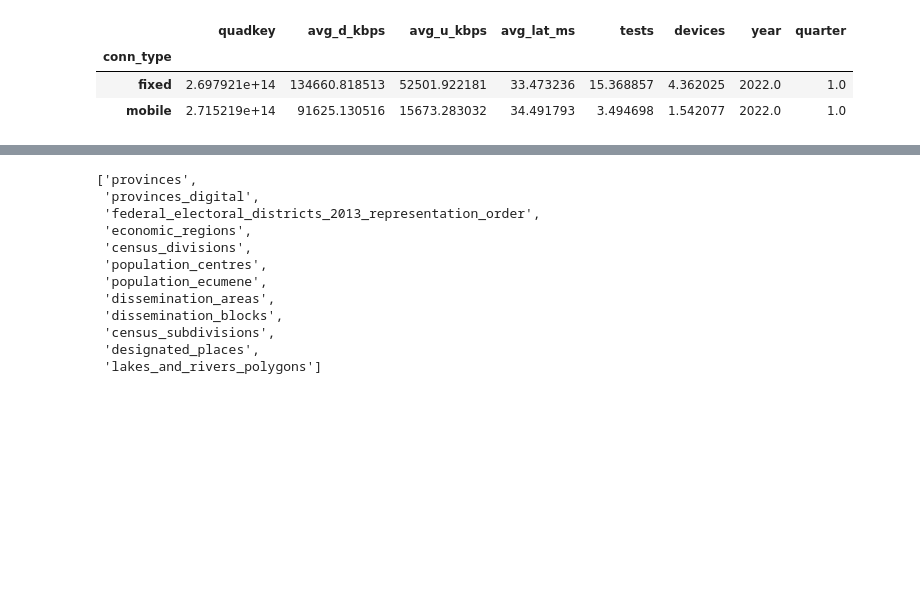
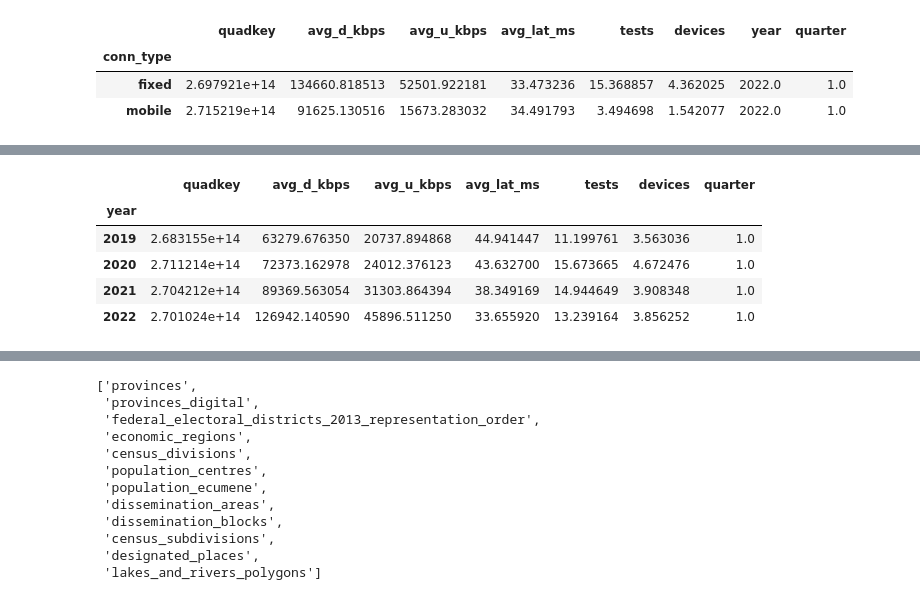
Before and after one commit to cybera/ookla-statcan-t1, a Jupyter notebook: notebooks/Feifeiworking.ipynb, the cells around one changed output, grey strips where cells are left out. Cells and saved outputs as stored; diff of their text form; code cells hidden in the pictures; blank space fills up the shorter version.

```diff
--- a/notebooks/Feifeiworking.ipynb
+++ b/notebooks/Feifeiworking.ipynb
@@ -33,0 +50,9 @@ TypeError: float() argument must be a string or a real number, not 'Polygon'
+# %%
+speed_year.head()
+# %% [output]
+|  | quadkey | avg_d_kbps | avg_u_kbps | avg_lat_ms | tests | devices | quarter |
+| year |  |  |  |  |  |  |  |
+| 2019 | 2.683155e+14 | 63279.676350 | 20737.894868 | 44.941447 | 11.199761 | 3.563036 | 1.0 |
+| 2020 | 2.711214e+14 | 72373.162978 | 24012.376123 | 43.632700 | 15.673665 | 4.672476 | 1.0 |
+| 2021 | 2.704212e+14 | 89369.563054 | 31303.864394 | 38.349169 | 14.944649 | 3.908348 | 1.0 |
+| 2022 | 2.701024e+14 | 126942.140590 | 45896.511250 | 33.655920 | 13.239164 | 3.856252 | 1.0 |
```
Also changed, not shown: parts of 9 cells of this notebook.
